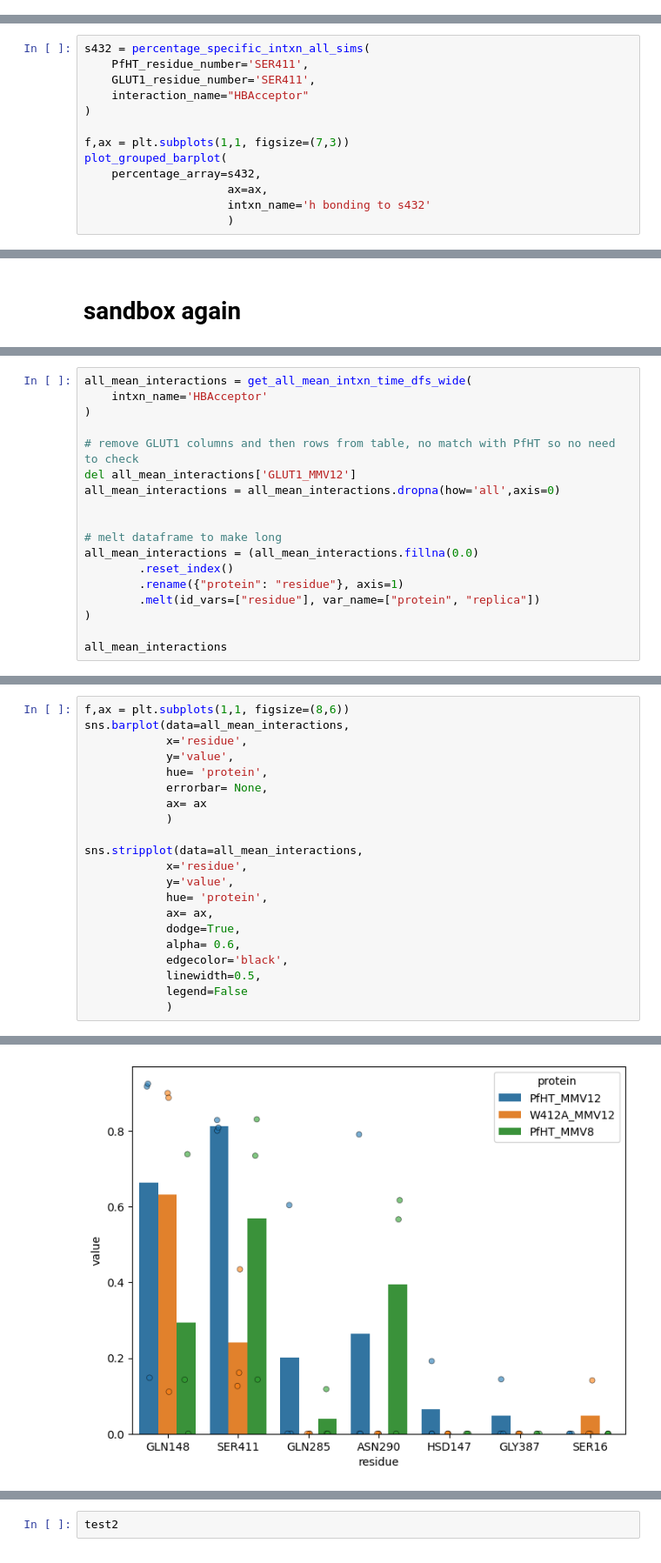
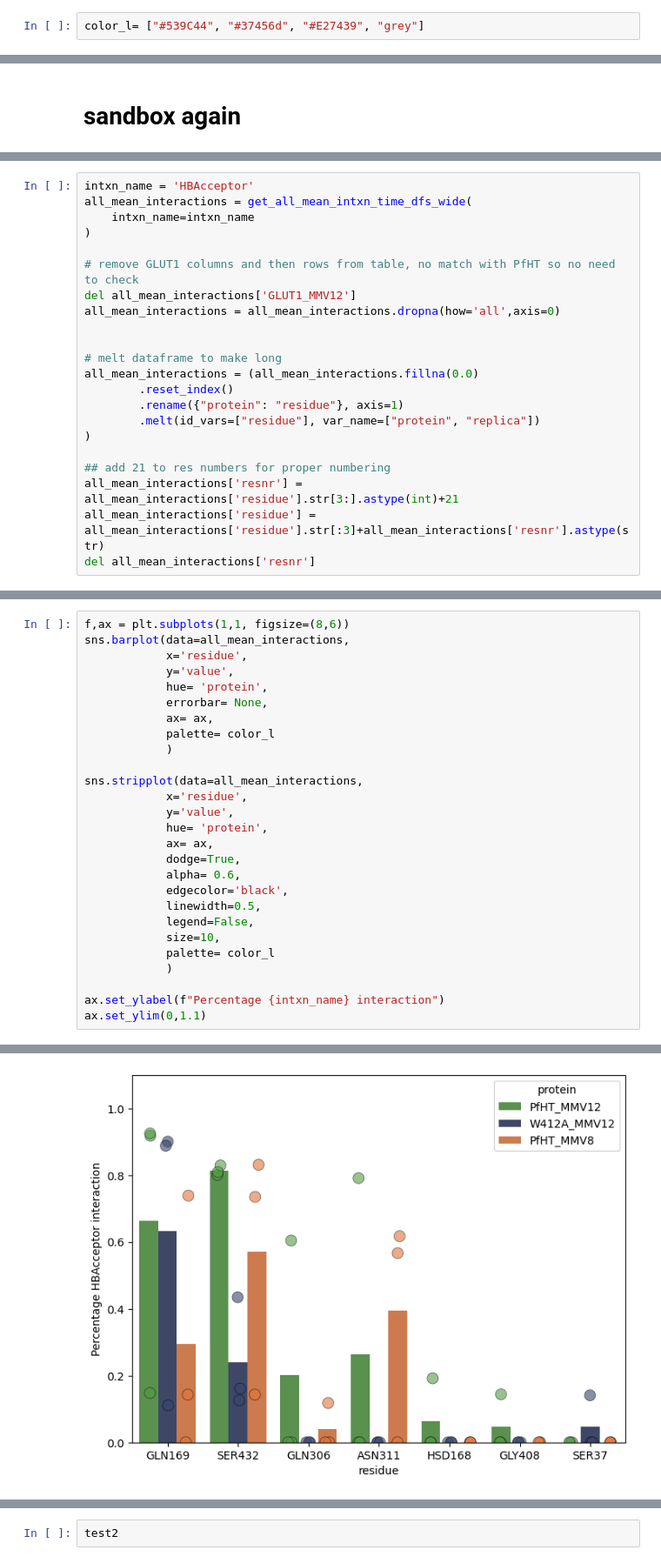
Before and after one commit to semccomas/PfHT_MMV, a Jupyter notebook: pi_stacking_prolif.ipynb, the cells around one changed output, grey strips where cells are left out. Shown at 87% size. Drawn from its saved outputs; the diff is of its cells as text.

```diff
--- a/pi_stacking_prolif.ipynb
+++ b/pi_stacking_prolif.ipynb
@@ -8,6 +8,8 @@ import MDAnalysis as mda
 import pandas as pd
 import analysis_functions
 import seaborn as sns
+# %%
+color_l= ["#539C44", "#37456d", "#E27439", "grey"]
 # %% [markdown]
 # Load unis using analysis scripts
 # %%
@@ -123,15 +142,2 @@ plot_grouped_barplot(
 # %% [markdown]
 #### s432 h bonding
-# %%
-s432 = percentage_specific_intxn_all_sims(
-    PfHT_residue_number='SER411',
-    GLUT1_residue_number='SER411',
-    interaction_name="HBAcceptor"
-)
-
-f,ax = plt.subplots(1,1, figsize=(7,3))
-plot_grouped_barplot(
-    percentage_array=s432,
-                     ax=ax,
-                     intxn_name='h bonding to s432'
-                     )
@@ -173,7 +178,8 @@ def get_all_mean_intxn_time_dfs_wide(
     return all_mean_interactions
 # %%
+intxn_name = 'HBAcceptor'
 all_mean_interactions = get_all_mean_intxn_time_dfs_wide(
-    intxn_name='HBAcceptor'
+    intxn_name=intxn_name
 )
 
 # remove GLUT1 columns and then rows from table, no match with PfHT so no need to check
@@ -188,4 +194,7 @@ all_mean_interactions = (all_mean_interactions.fillna(0.0)
         .melt(id_vars=["residue"], var_name=["protein", "replica"])
 )
 
-all_mean_interactions
+## add 21 to res numbers for proper numbering
+all_mean_interactions['resnr'] = all_mean_interactions['residue'].str[3:].astype(int)+21
+all_mean_interactions['residue'] = all_mean_interactions['residue'].str[:3]+all_mean_interactions['resnr'].astype(str)
+del all_mean_interactions['resnr']
@@ -210,7 +205,8 @@ sns.barplot(data=all_mean_interactions,
             y='value',
             hue= 'protein',
             errorbar= None,
-            ax= ax
+            ax= ax,
+            palette= color_l
             )
 
 sns.stripplot(data=all_mean_interactions,
@@ -222,6 +218,11 @@ sns.stripplot(data=all_mean_interactions,
             alpha= 0.6,
             edgecolor='black',
             linewidth=0.5,
-            legend=False
+            legend=False,
+            size=10,
+            palette= color_l
             )
+
+ax.set_ylabel(f"Percentage {intxn_name} interaction")
+ax.set_ylim(0,1.1)
 # %% [output]
@@ -229 +230 @@ sns.stripplot(data=all_mean_interactions,
-[figure, old version]
+[figure, new version]
```
Also changed, not shown: parts of 10 cells of this notebook.
